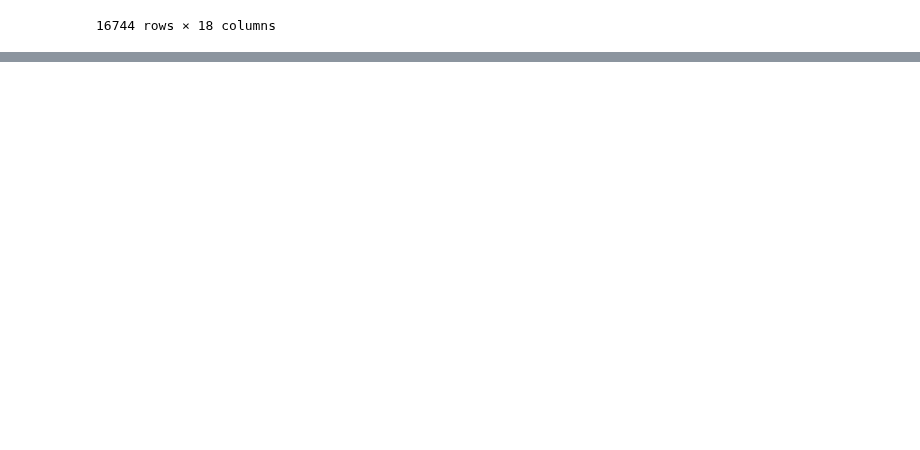
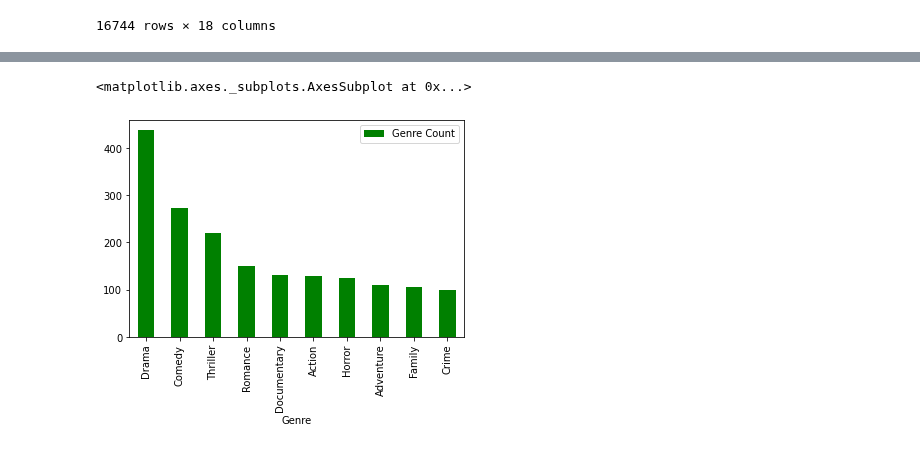
Before and after one commit to jacance/streaming-service-analysis, a Jupyter notebook: pristine_justin.ipynb, the cells around one changed output, grey strips where cells are left out. Drawn from its saved outputs; the diff is of its cells as text; code cells hidden in the pictures; blank space fills up the shorter version.

```diff
--- a/pristine_justin.ipynb
+++ b/pristine_justin.ipynb
@@ -311,0 +369,6 @@ combined_df2
+# %%
+#HULU: Count of number or movies per genre
+
+hulu_genre_data= combined_df2[["Title", "Hulu", "Genres", "Wins"]].drop_duplicates()
+hulu_genre_data2=hulu_genre_data.loc[hulu_genre_data["Hulu"]==1]
+hulu_genre_data2.head()
@@ -311,0 +382,25 @@ combined_df2
+# %%
+hulu_genre_count = {}
+
+for Genres in hulu_genre_data2["Genres"].values:
+
+    hulu_genres_list = Genres.split(",")
+
+    for genre in hulu_genres_list:
+        genre = genre.strip()
+        if genre not in hulu_genre_count:
+            hulu_genre_count[genre]=0
+        hulu_genre_count[genre] +=1
+
+# hulu_genre_count
+
+#Splitting dictionary into seperate lists in order to create DataFrame
+hulu_genre_name = hulu_genre_count.keys()
+hulu_genre_count = hulu_genre_count.values()
+
+#Creating DataFrame for the top 10 genres
+hulu_genre_df=pd.DataFrame(hulu_genre_count, index=hulu_genre_name)
+hulu_genre_df= hulu_genre_df[0].sort_values(ascending=False).reset_index().rename(columns={"index":"Genre", 0:"Genre Count"})
+
+top_hulu_genres= hulu_genre_df[0:10]
+top_hulu_genres
@@ -311,0 +419,6 @@ combined_df2
+# %%
+#HULU GENRES: Bar Graph
+top_hulu_genres.plot.bar(x='Genre', y='Genre Count', rot=90, color='g')
+# %% [output]
+<matplotlib.axes._subplots.AxesSubplot at 0x...>
+[figure, added]
```
Also changed, not shown: parts of 16 cells of this notebook.
